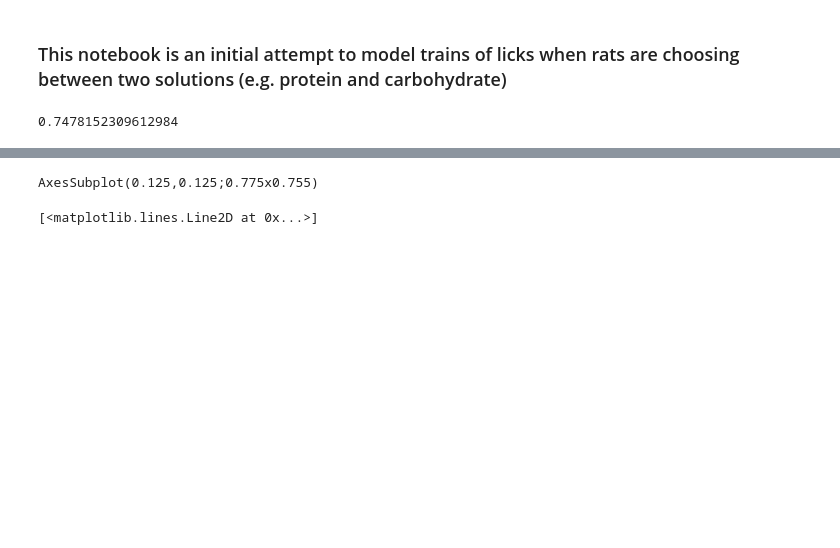
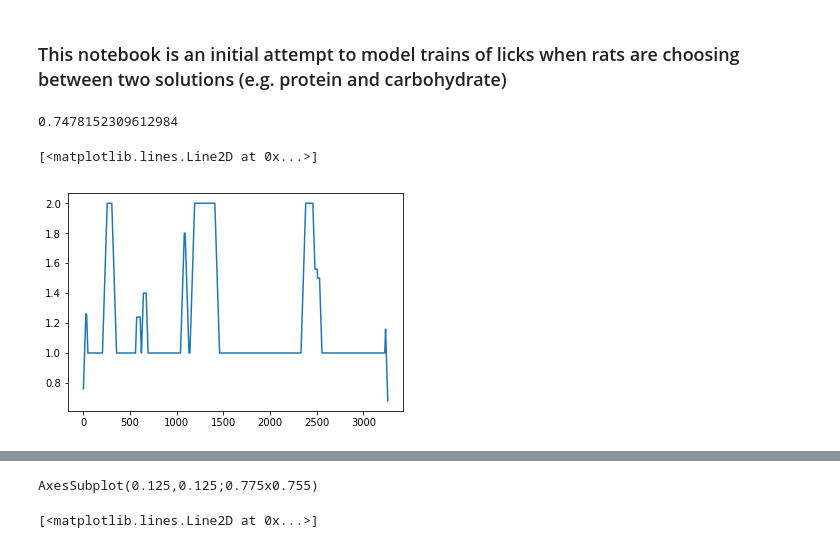
Before and after one commit to mccutcheonlab/lickmodel, a Jupyter notebook: notebooks/lickmodel.ipynb, the cells around one changed output, grey strips where cells are left out. Saved outputs shown, nothing was run; the diff lists cells and outputs as text; code cells hidden in the pictures; blank space fills up the shorter version.

```diff
--- a/notebooks/lickmodel.ipynb
+++ b/notebooks/lickmodel.ipynb
@@ -81,6 +82,18 @@ for i, x in enumerate(licks):
 
 burstlength1 = [len(x) for x in burstarray[1:] if x[0]==1]
 burstlength2 = [len(x) for x in burstarray[1:] if x[0]==2]
+# %%
+
+only_licks = [x for x in licks if x > 0]
+window = 50
+avg_mask = np.ones(window) / window
+y_avg = np.convolve(only_licks, avg_mask, 'same')
+len(only_licks)
+
+plt.plot(y_avg)
+# %% [output]
+[<matplotlib.lines.Line2D at 0x...>]
+[figure, added]
 # %%
 f, ax = plt.subplots(figsize=(15,5), ncols=2)
 
```
Also changed, not shown: parts of 10 cells of this notebook, 4 other files.
